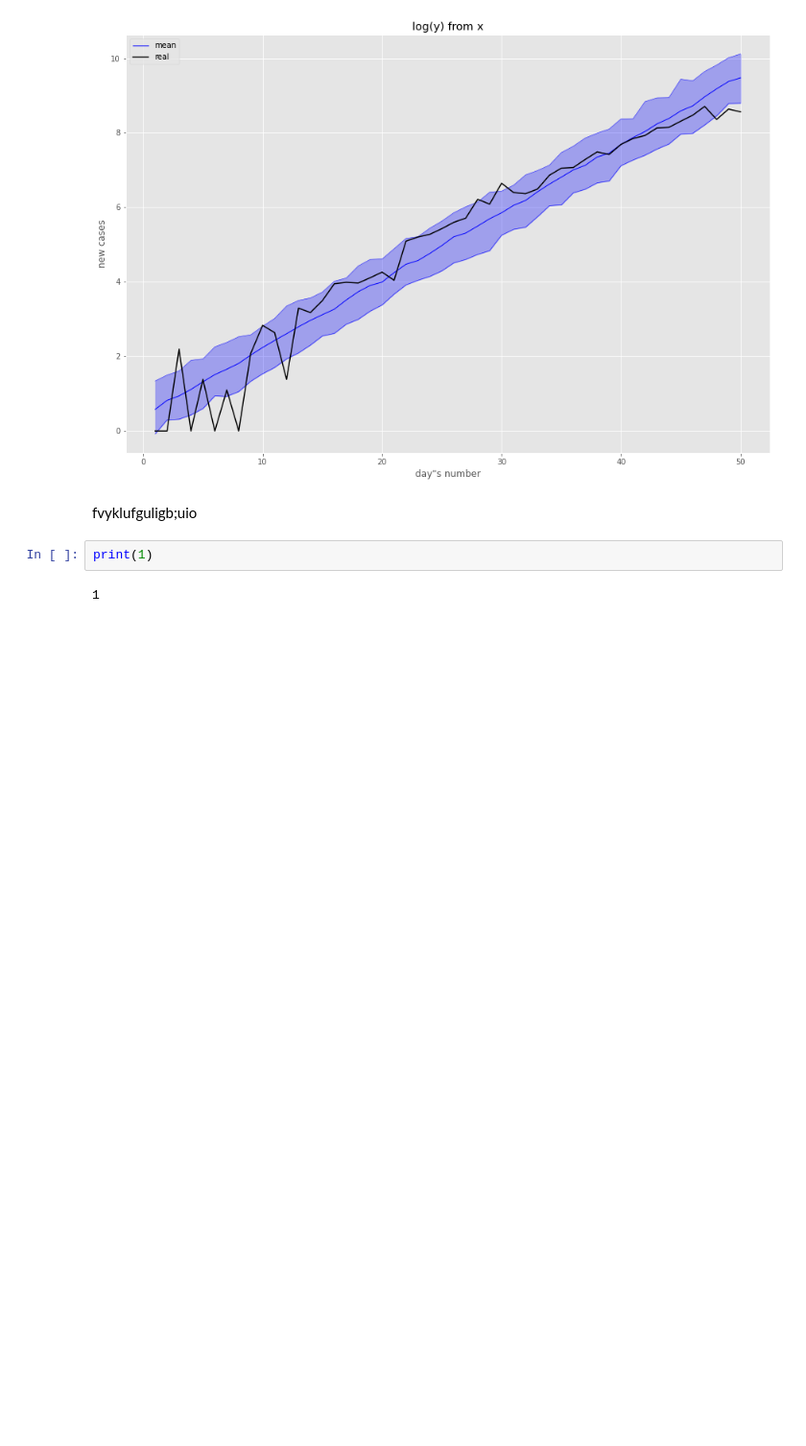
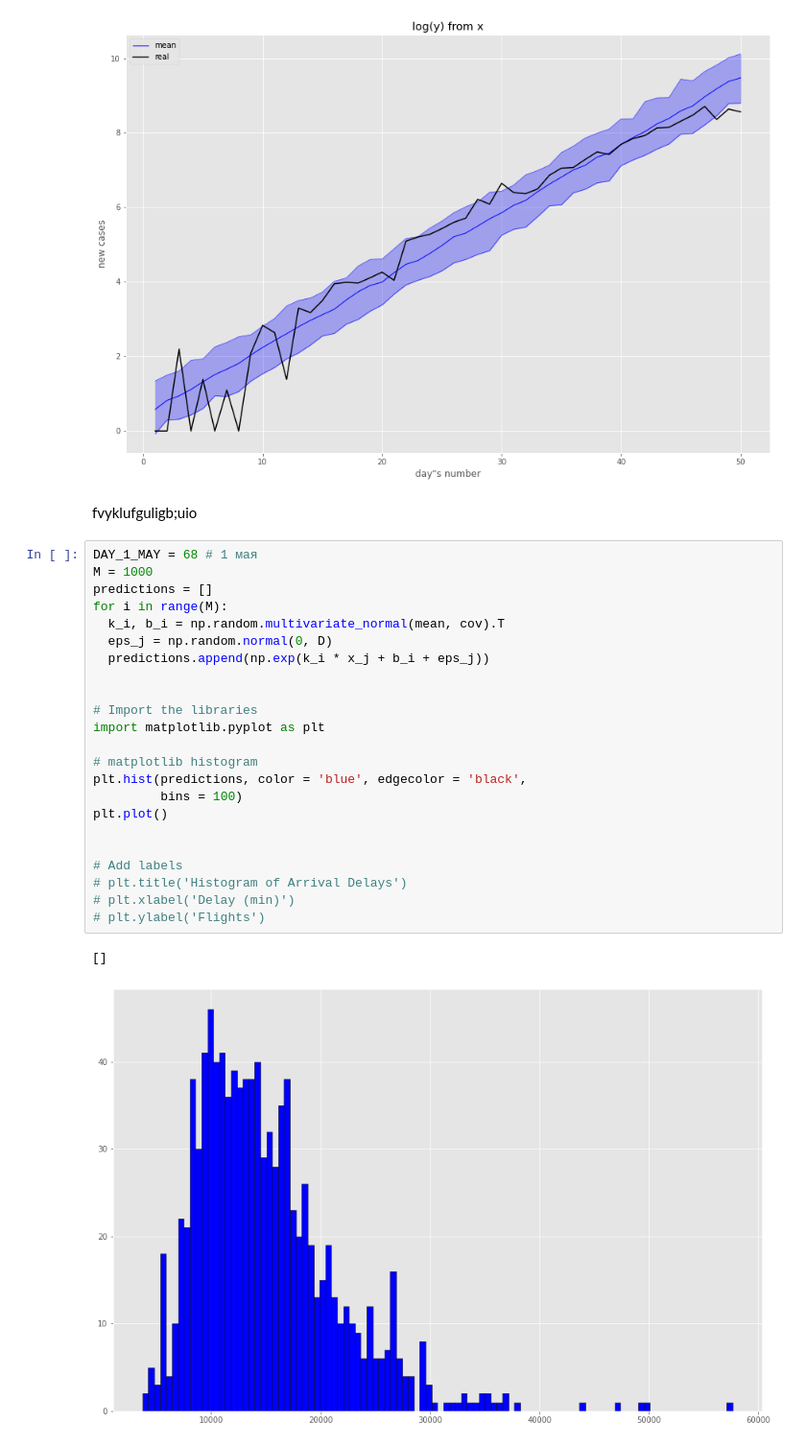
Before and after one commit to blacksideforce/Adv-ML, a Jupyter notebook: AdvMl_HW_1.ipynb, the cells around one changed output. Shown: that part at 96% size. Cells and saved outputs as stored; diff of their text form; blank space fills up the shorter version.

```diff
--- a/AdvMl_HW_1.ipynb
+++ b/AdvMl_HW_1.ipynb
@@ -387,7 +387,29 @@ plt.show()
 [figure]
 # %% [markdown]
 fvyklufguligb;uio
-# %%
-print(1)
-# %% [output]
-1
+# %%
+DAY_1_MAY = 68 # 1 мая
+M = 1000
+predictions = []
+for i in range(M):
+  k_i, b_i = np.random.multivariate_normal(mean, cov).T
+  eps_j = np.random.normal(0, D)
+  predictions.append(np.exp(k_i * x_j + b_i + eps_j))
+
+
+# Import the libraries
+import matplotlib.pyplot as plt
+
+# matplotlib histogram
+plt.hist(predictions, color = 'blue', edgecolor = 'black',
+         bins = 100)
+plt.plot()
+
+
+# Add labels
+# plt.title('Histogram of Arrival Delays')
+# plt.xlabel('Delay (min)')
+# plt.ylabel('Flights')
+# %% [output]
+[]
+[figure, added]
```
